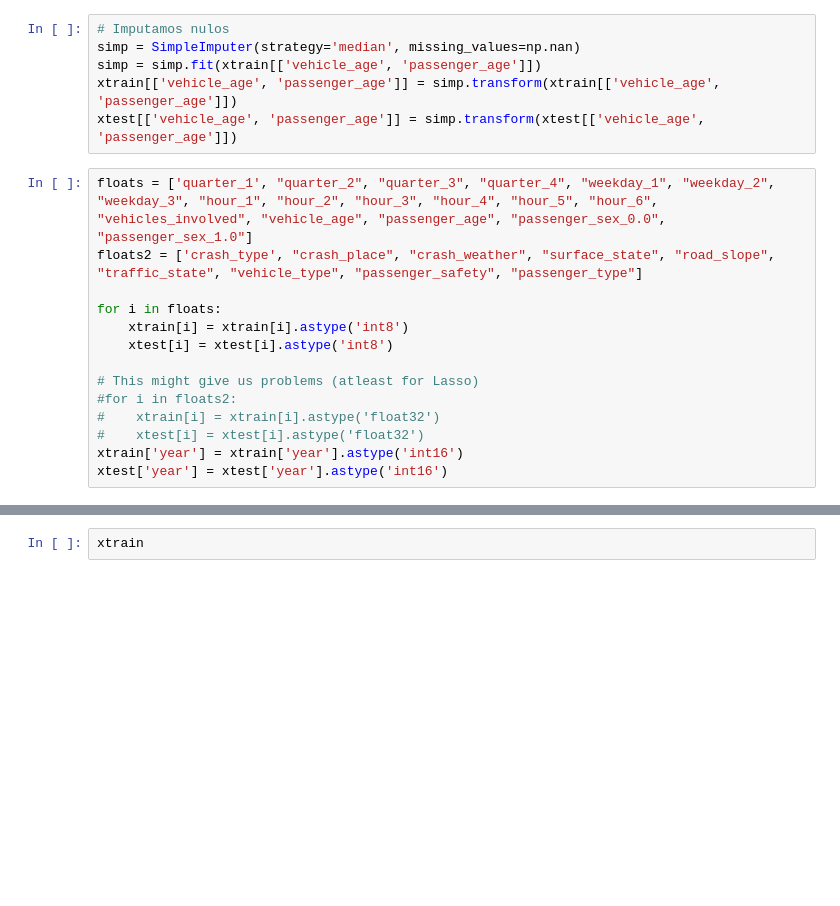
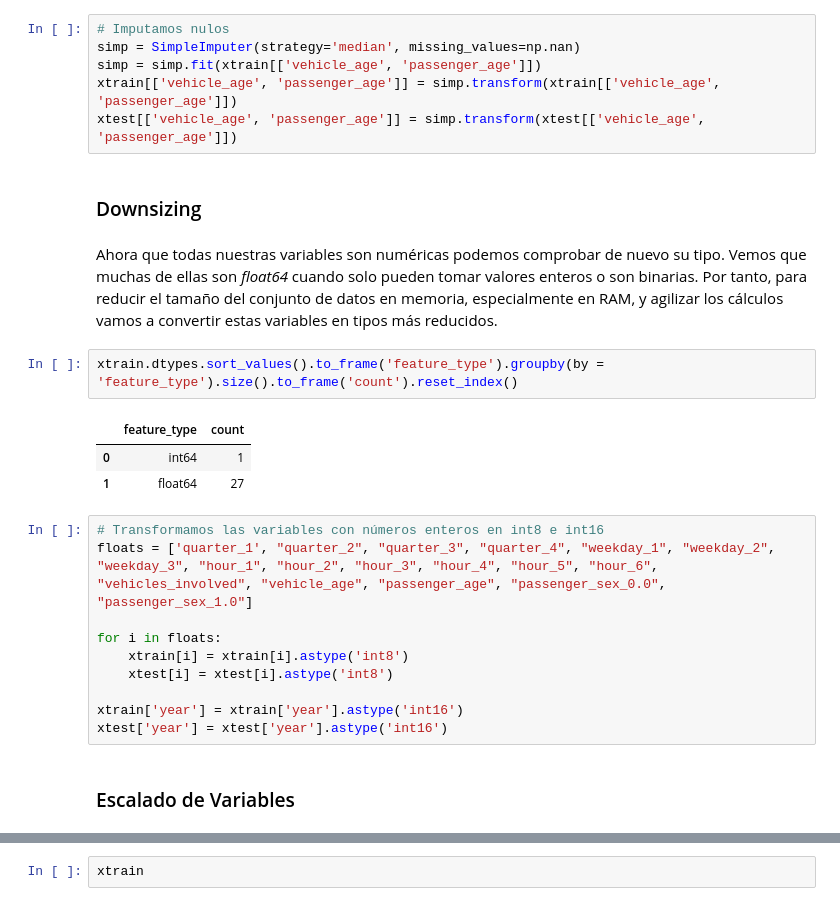
Before and after one commit to AMM53/Accidents-Prediction, a Jupyter notebook: notebooks/2. FeatureEngineering.ipynb, the cells around one changed output, grey strips where cells are left out. Saved outputs shown, nothing was run; the diff lists cells and outputs as text; blank space fills up the shorter version.

```diff
--- a/notebooks/2. FeatureEngineering.ipynb
+++ b/notebooks/2. FeatureEngineering.ipynb
@@ -304,17 +265,25 @@ simp = SimpleImputer(strategy='median', missing_values=np.nan)
 simp = simp.fit(xtrain[['vehicle_age', 'passenger_age']])
 xtrain[['vehicle_age', 'passenger_age']] = simp.transform(xtrain[['vehicle_age', 'passenger_age']])
 xtest[['vehicle_age', 'passenger_age']] = simp.transform(xtest[['vehicle_age', 'passenger_age']])
+# %% [markdown]
+### Downsizing
+# %% [markdown]
+Ahora que todas nuestras variables son numéricas podemos comprobar de nuevo su tipo. Vemos que muchas de ellas son _float64_ cuando solo pueden tomar valores enteros o son binarias. Por tanto, para reducir  el tamaño del conjunto de datos en memoria, especialmente en RAM, y agilizar los cálculos vamos a convertir estas variables en tipos más reducidos.
+# %%
+xtrain.dtypes.sort_values().to_frame('feature_type').groupby(by = 'feature_type').size().to_frame('count').reset_index()
+# %% [output]
+|  | feature_type | count |
+| 0 | int64 | 1 |
+| 1 | float64 | 27 |
 # %%
+# Transformamos las variables con números enteros en int8 e int16
 floats = ['quarter_1', "quarter_2", "quarter_3", "quarter_4", "weekday_1", "weekday_2", "weekday_3", "hour_1", "hour_2", "hour_3", "hour_4", "hour_5", "hour_6", "vehicles_involved", "vehicle_age", "passenger_age", "passenger_sex_0.0", "passenger_sex_1.0"]
-floats2 = ['crash_type', "crash_place", "crash_weather", "surface_state", "road_slope", "traffic_state", "vehicle_type", "passenger_safety", "passenger_type"]
 
 for i in floats:
     xtrain[i] = xtrain[i].astype('int8')
     xtest[i] = xtest[i].astype('int8')
 
-# This might give us problems (atleast for Lasso)
-#for i in floats2:
-#    xtrain[i] = xtrain[i].astype('float32')
-#    xtest[i] = xtest[i].astype('float32')
 xtrain['year'] = xtrain['year'].astype('int16')
 xtest['year'] = xtest['year'].astype('int16')
+# %% [markdown]
+### Escalado de Variables
```
Also changed, not shown: parts of 40 cells of this notebook, 1 other file.
